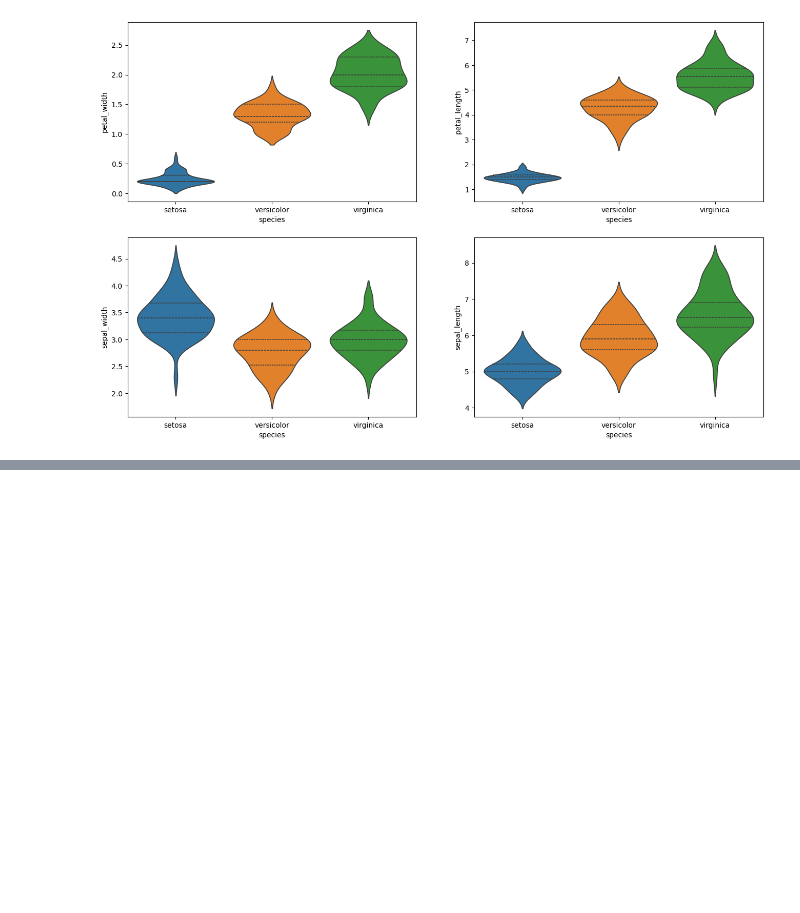
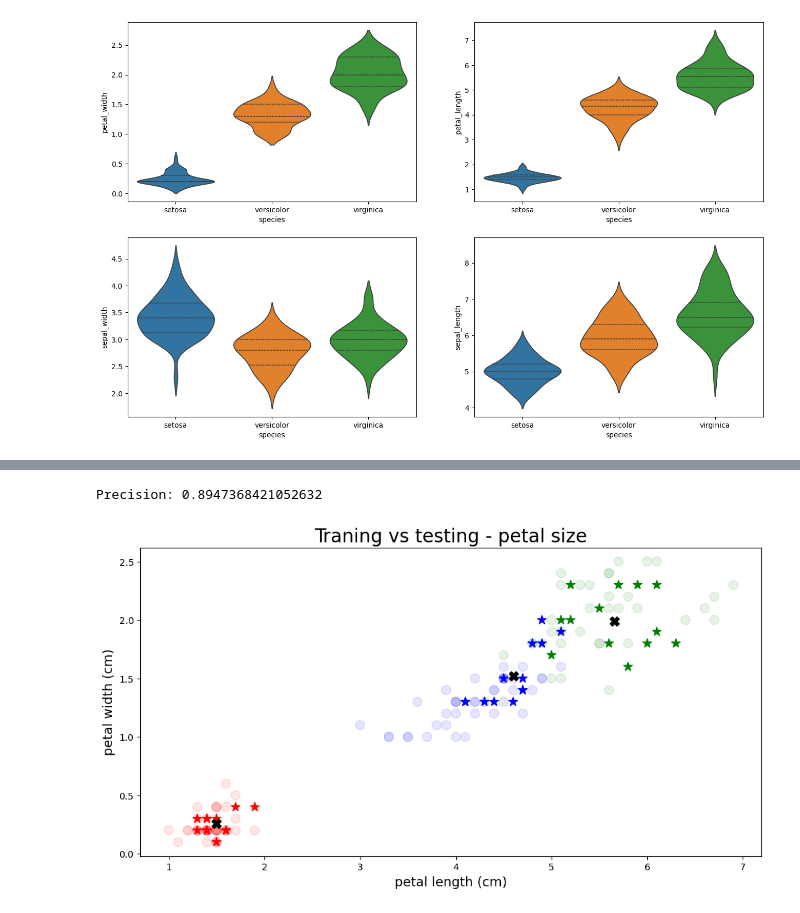
Before and after one commit to josep-audenis/Iris, a Jupyter notebook: iris.ipynb, the cells around one changed output, grey strips where cells are left out. Saved outputs shown, nothing was run; the diff lists cells and outputs as text; code cells hidden in the pictures; blank space fills up the shorter version.

```diff
--- a/iris.ipynb
+++ b/iris.ipynb
@@ -99,0 +138,48 @@ plt.show()
+# %%
+iris_complete = KMeans(n_clusters=3, init = 'k-means++').fit(x_train)
+
+predict_iris_complete = iris_complete.fit_predict(x_test)
+# %%
+def pltcolor(lst):
+    cols=[]
+    for l in lst:
+        if l==0:
+            cols.append('red')
+        elif l==1:
+            cols.append('blue')
+        else:
+            cols.append('green')
+    return cols
+
+cols_train = pltcolor(y_train)
+
+pred_iris = []
+for index in range(0,len(predict_iris_complete)):
+    if predict_iris_complete[index] == 0:
+        pred_iris.append(2)
+    elif predict_iris_complete[index] == 1:
+        pred_iris.append(0)
+    elif predict_iris_complete[index] == 2:
+        pred_iris.append(1)
+    else:
+        pass
+
+cols_vald = pltcolor(pred_iris)
+
+print("Precision:", accuracy_score(y_test, pred_iris))
+
+plt.figure(figsize=(12, 6))
+plt.title("Traning vs testing - petal size", fontsize = 20)
+plt.xlabel("petal length (cm)", fontsize=14)
+plt.ylabel("petal width (cm)", fontsize=14)
+
+plt.scatter(x_train[:,2], x_train[:,3], c=cols_train, marker = "o", alpha=0.1, s = 100)
+plt.scatter(x_test[:,2], x_test[:,3], c = cols_vald, marker = "*", s = 100)
+
+centroids = iris_complete.cluster_centers_
+plt.scatter(centroids[:,2] , centroids[:,3] , s = 100, color = 'k', marker = 'X')
+
+plt.show()
+# %% [output]
+Precision: 0.8947368421052632
+[figure, added]
```
Also changed, not shown: parts of 9 cells of this notebook.
